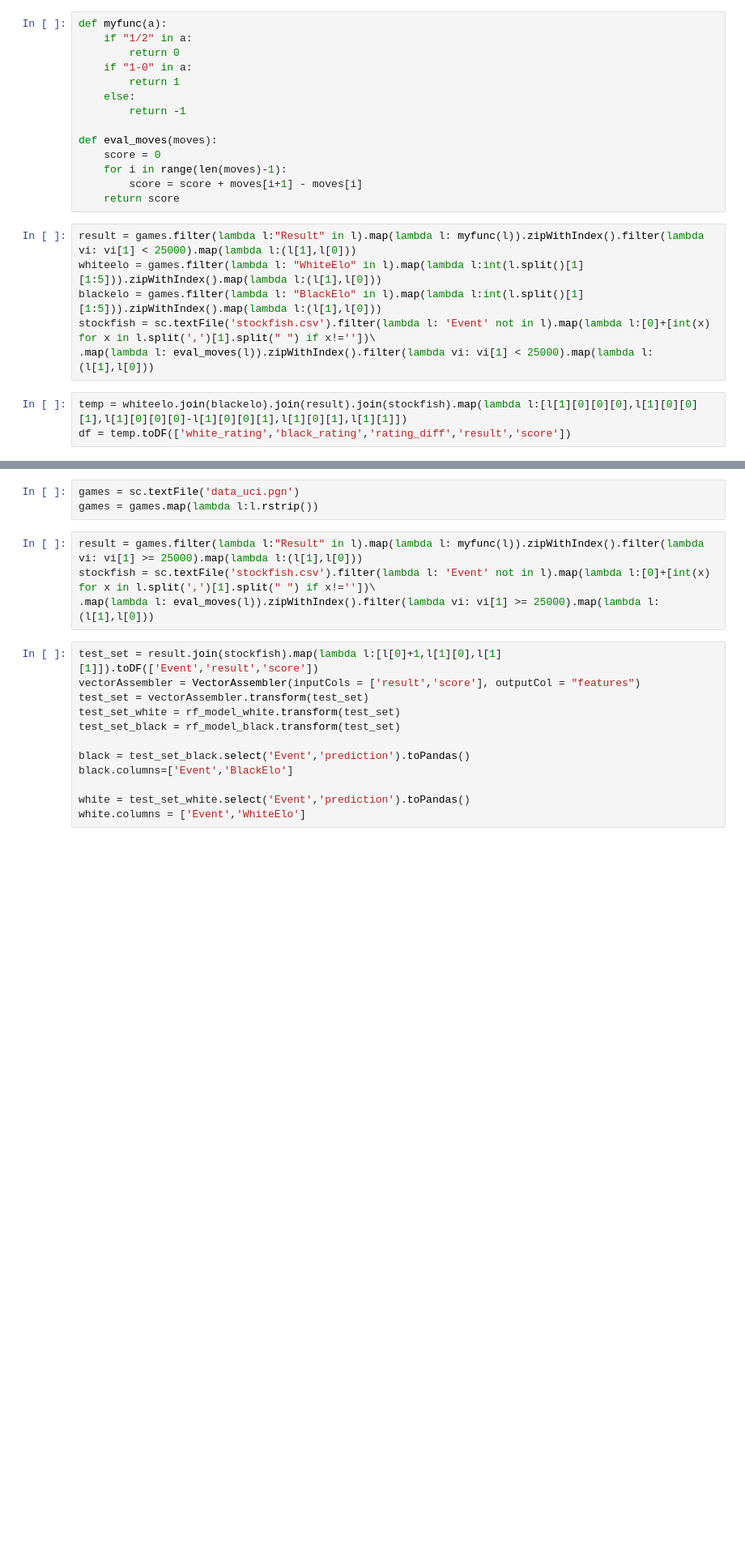
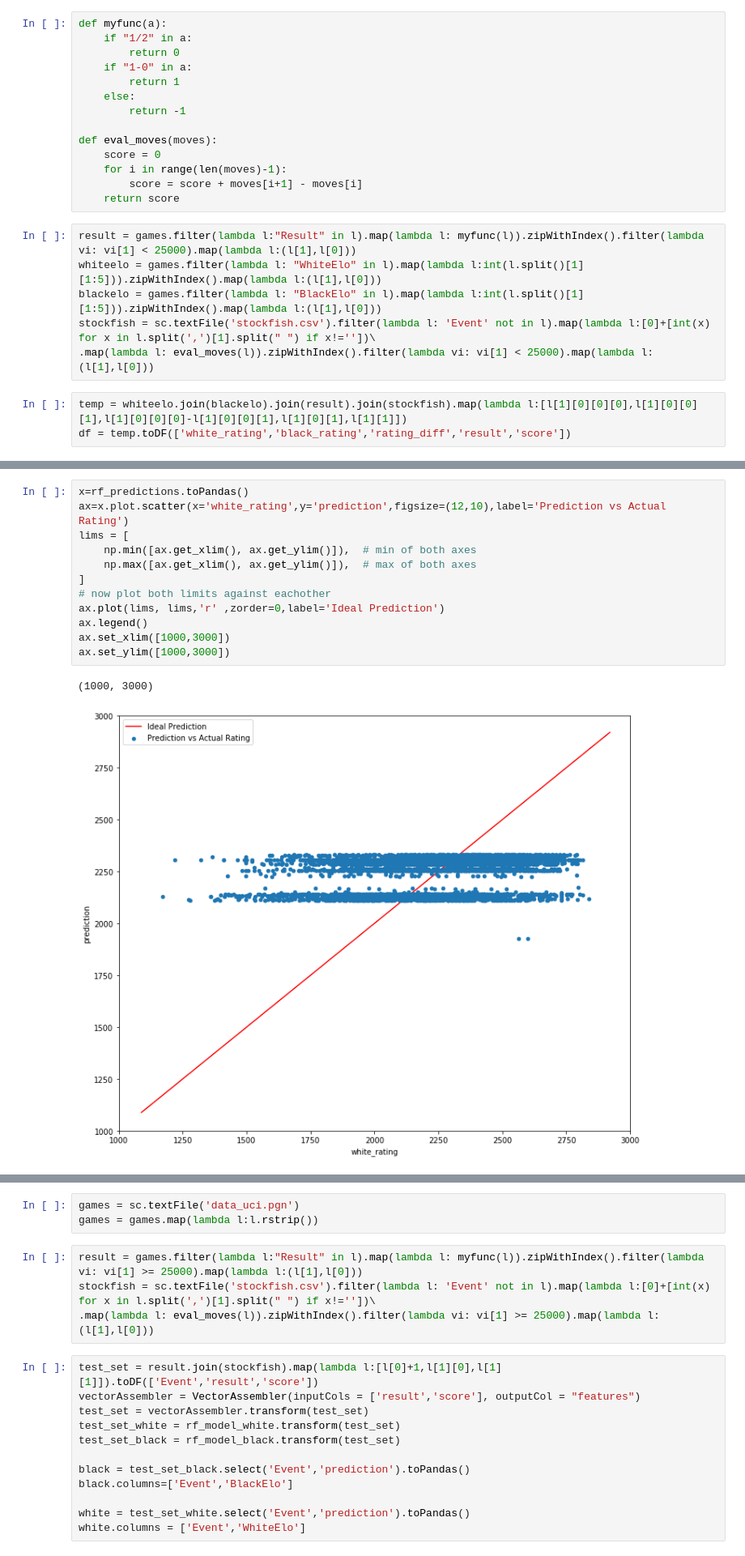
Before and after one commit to adithya2208/Estimating-ELO, a Jupyter notebook: Random_Forest.ipynb, the cells around one changed output, grey strips where cells are left out. Shown at 81% size. Cells and saved outputs as stored; diff of their text form; blank space fills up the shorter version.

```diff
--- a/Random_Forest.ipynb
+++ b/Random_Forest.ipynb
@@ -82,3 +82,18 @@ MAE on test data = 204.198
+# %%
+x=rf_predictions.toPandas()
+ax=x.plot.scatter(x='white_rating',y='prediction',figsize=(12,10),label='Prediction vs Actual Rating')
+lims = [
+    np.min([ax.get_xlim(), ax.get_ylim()]),  # min of both axes
+    np.max([ax.get_xlim(), ax.get_ylim()]),  # max of both axes
+]
+# now plot both limits against eachother
+ax.plot(lims, lims,'r' ,zorder=0,label='Ideal Prediction')
+ax.legend()
+ax.set_xlim([1000,3000])
+ax.set_ylim([1000,3000])
+# %% [output]
+(1000, 3000)
+[figure, added]
 # %%
 splits = black_df.randomSplit([0.8, 0.2])
 train_df = splits[0]
```
Also changed, not shown: parts of 5 cells of this notebook, 3 other files.
